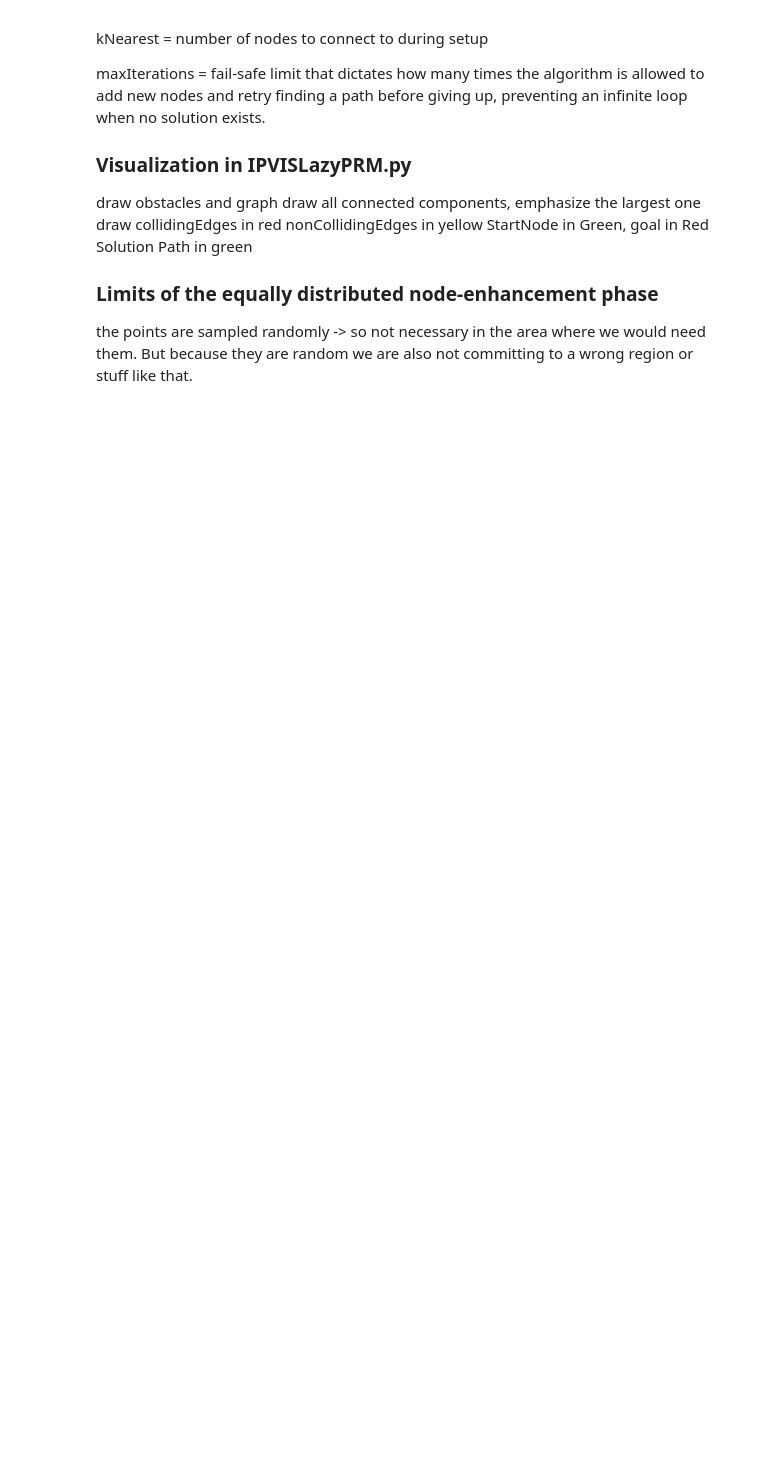
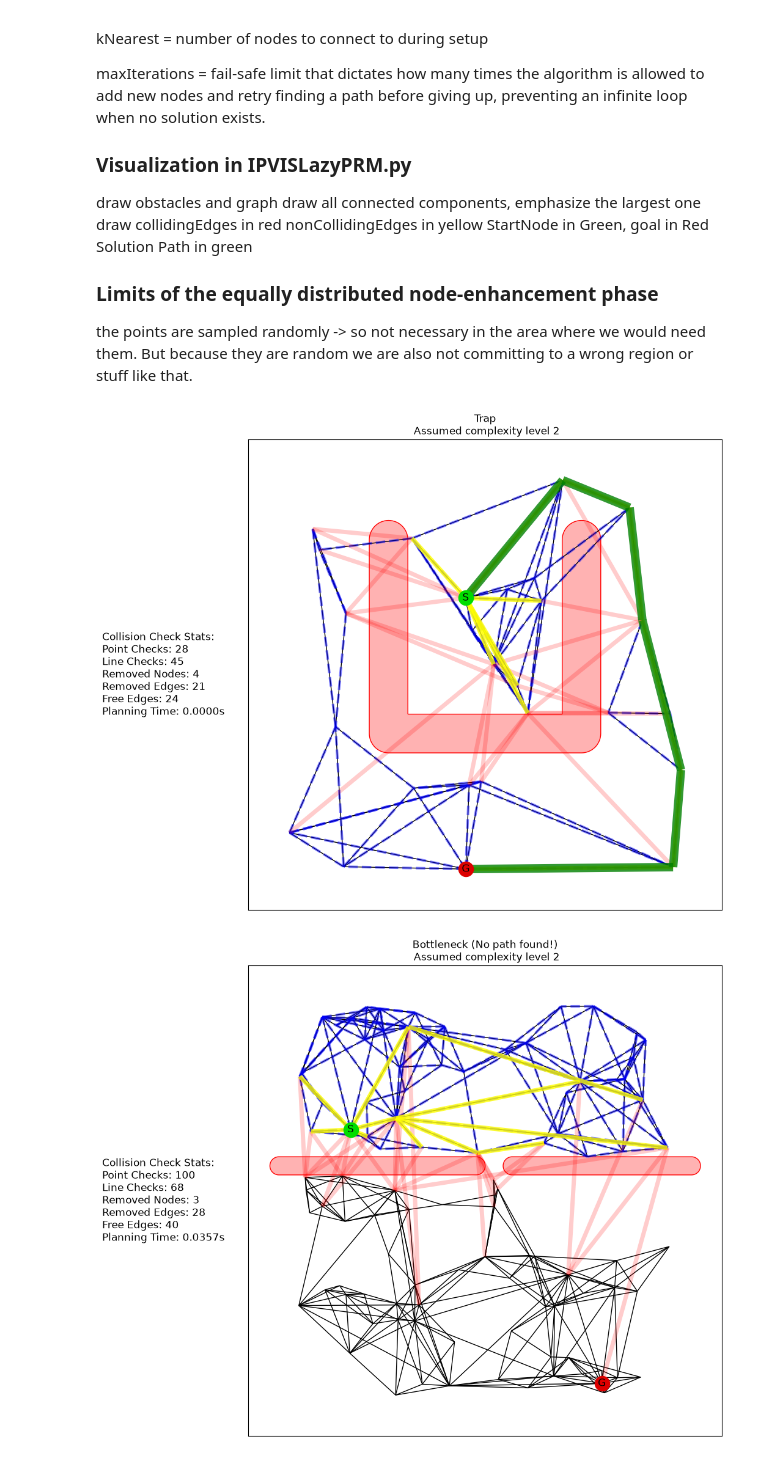
Before and after one commit to philippmCode/intro-path-planning, a Jupyter notebook: notebooks/Abgabe.ipynb, the cells around one changed output. Cells and saved outputs as stored; diff of their text form; code cells hidden in the pictures; blank space fills up the shorter version.

Commit message:
Add EarlyPRM class for enhanced path planning

```diff
--- a/notebooks/Abgabe.ipynb
+++ b/notebooks/Abgabe.ipynb
@@ -61,0 +67,24 @@ the points are sampled randomly -> so not necessary in the area where we would n
+# %%
+lazyConfig = dict()
+lazyConfig["initialRoadmapSize"] = 10 # number of nodes of first roadmap
+lazyConfig["updateRoadmapSize"]  = 3 # number of nodes to add if there is no connection from start to end
+lazyConfig["kNearest"] = 5 # number of nodes to connect to during setup
+lazyConfig["maxIterations"] = 30 # number of nodes to connect to during setup
+
+for benchmark in ts.benchList:
+    try:
+        fig_local = plt.figure(figsize=(10,10))
+        ax = fig_local.add_subplot(1,1,1)
+        vis = EarlyPRM(benchmark.collisionChecker)
+        solution = vis.planPath(benchmark.startList, benchmark.goalList, lazyConfig)
+        title = benchmark.name
+        if solution == []:
+            title += " (No path found!)"
+        title += "\n Assumed complexity level " + str(benchmark.level)
+        ax.set_title(title)
+        lazyPRMVisualize(vis, solution, ax=ax, nodeSize=50)
+    except Exception as e:
+        print("ERROR: ",benchmark.name, e)
+# %% [output]
+[figure, added]
+[figure, added]
```
Also changed, not shown: parts of 2 cells of this notebook, 1 other file.
